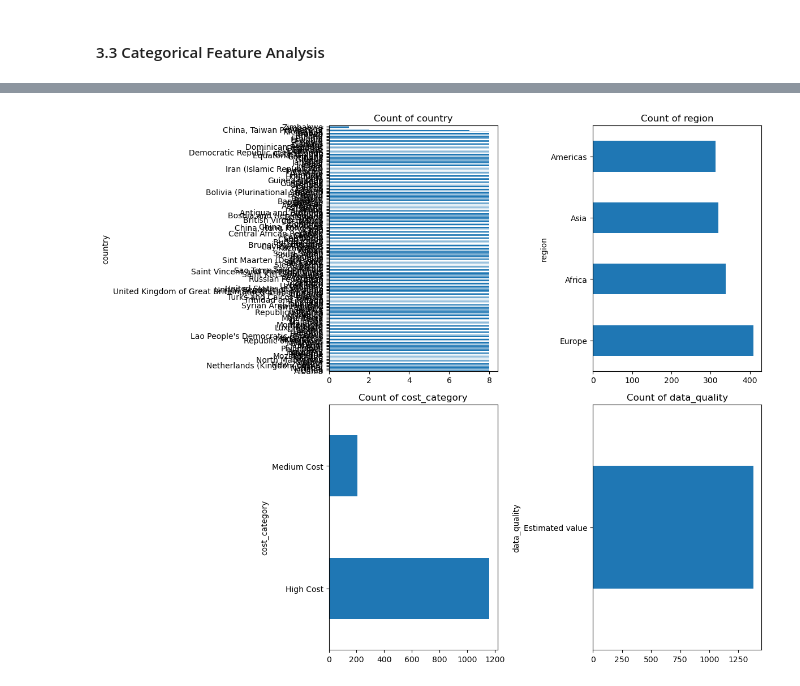
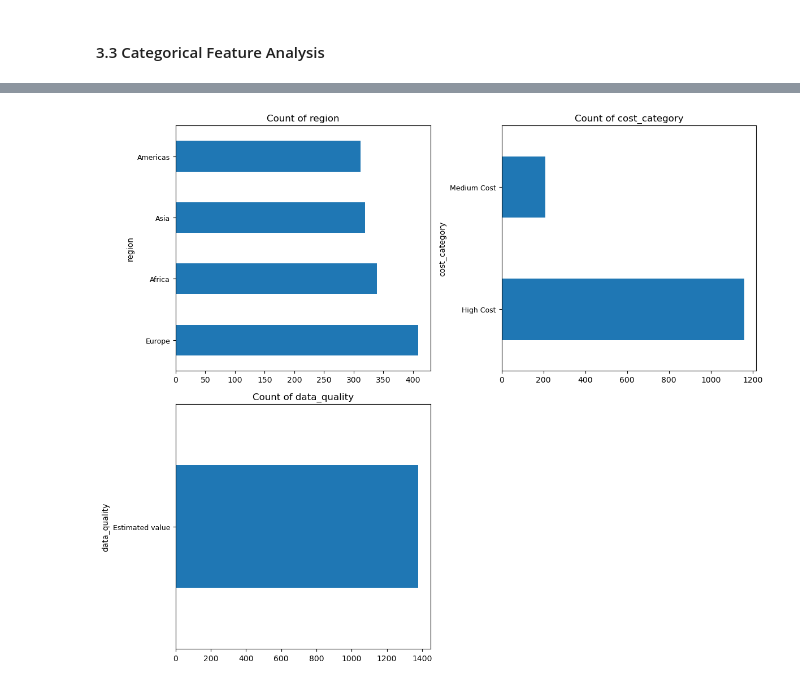
Before and after one commit to UBC-MDS/DSCI-532_2026_29_healthy-diet, a Jupyter notebook: notebooks/eda_analysis.ipynb, the cells around one changed output, grey strips where cells are left out. Cells and saved outputs as stored; diff of their text form; code cells hidden in the pictures.

Commit message:
fix overlapping labels in country bar plot and separate as own image

```diff
--- a/notebooks/eda_analysis.ipynb
+++ b/notebooks/eda_analysis.ipynb
@@ -153,27 +170,26 @@ plt.show()
 # %%
-cat_cols = len(categorical_cols)
+other_cats = [c for c in categorical_cols if c != "country"]
+
+cat_cols = len(other_cats)
 cols = 2
 rows = (cat_cols // cols) + (cat_cols % cols)
 
-fig, axes = plt.subplots(rows, cols, figsize=(12, 5*rows))
+fig, axes = plt.subplots(rows, cols, figsize=(12, 5 * rows))
 axes = axes.flatten()
 
-for i, col in enumerate(categorical_cols):
-    data[col].value_counts().plot(
-        kind="barh",   # horizontal bar
-        ax=axes[i]
-    )
+for i, col in enumerate(other_cats):
+    data[col].value_counts().plot(kind="barh", ax=axes[i])
     axes[i].set_title(f"Count of {col}")
+    axes[i].tick_params(axis="y", labelsize=9)
 
-# Remove empty subplots
-for j in range(i+1, len(axes)):
+for j in range(i + 1, len(axes)):
     fig.delaxes(axes[j])
 
 plt.tight_layout()
-save_png("categorical_counts", fig=fig)
+save_png("categorical_counts_other", fig=fig)
 plt.show()
 # %% [output]
-[figure, old version]
+[figure, new version]
 # %%
 countries = ["Mexico", "Canada", "Guatemala", "Brazil", "Argentina", "Chile", "Uganda"]
 
```
Also changed, not shown: parts of 1 cell of this notebook, 3 other files.
